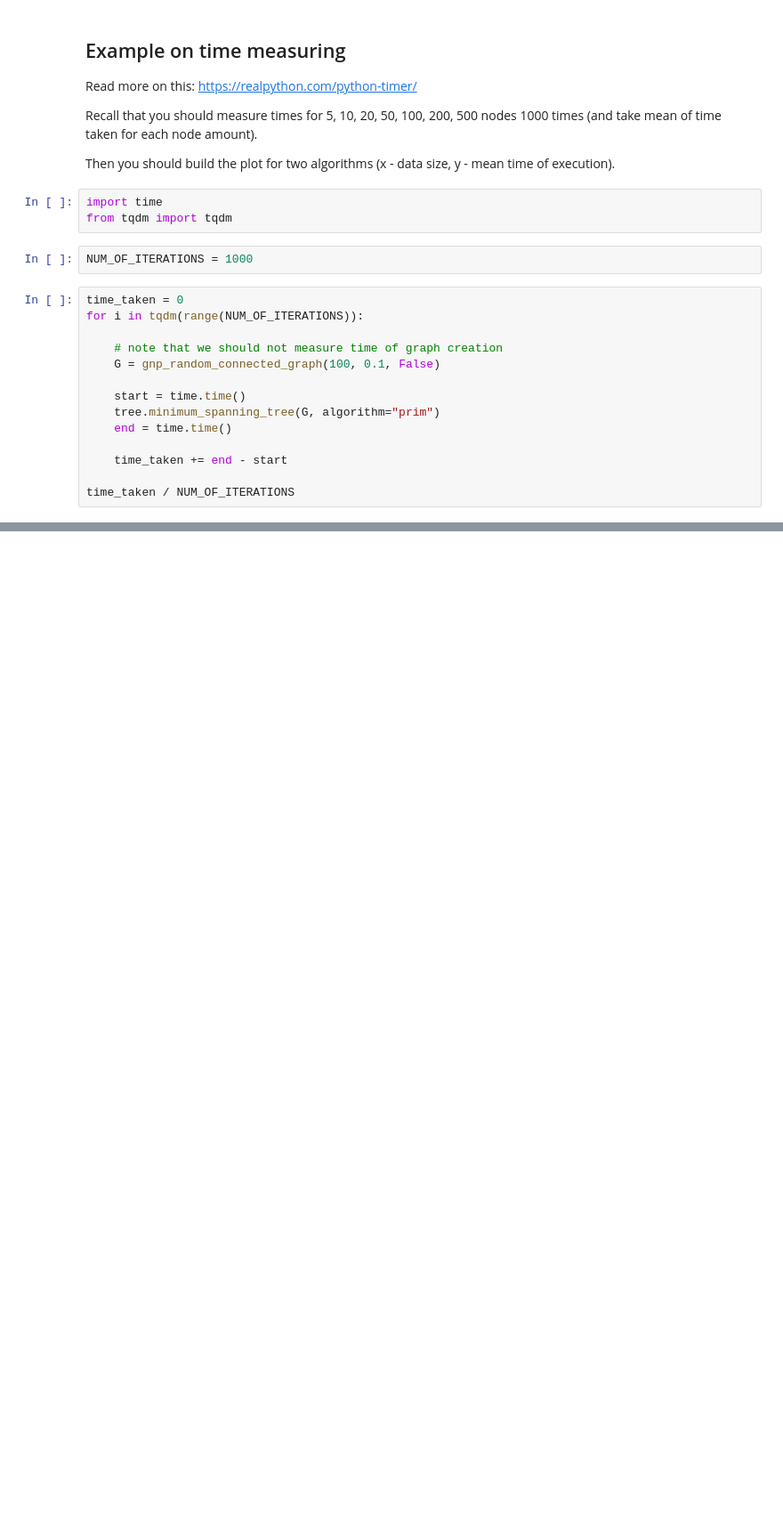
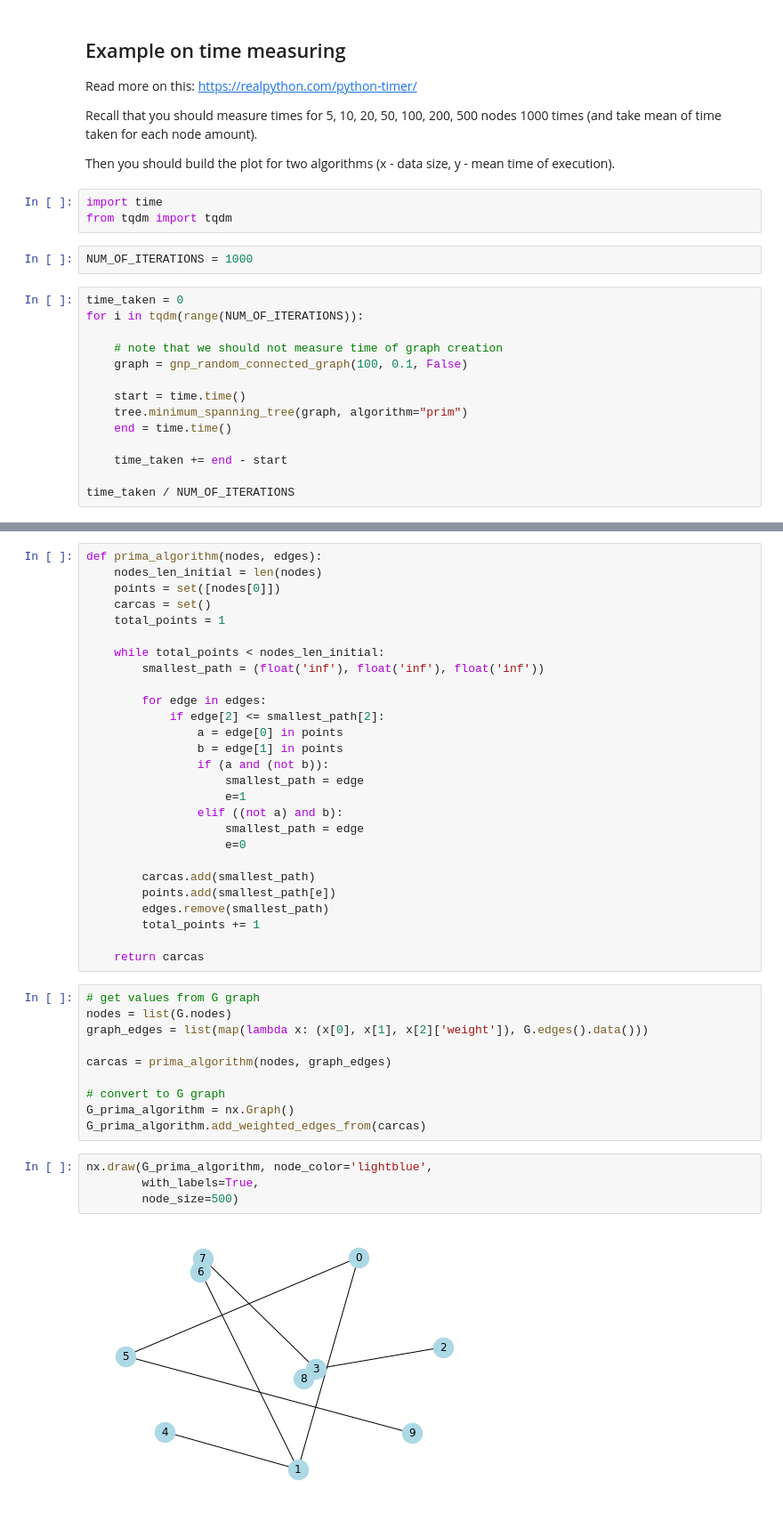
Before and after one commit to serhii-matsyshyn/discrete_math_2022_lab_1, a Jupyter notebook: GraphGeneration.ipynb, the cells around one changed output, grey strips where cells are left out. Shown at 89% size. Saved outputs shown, nothing was run; the diff lists cells and outputs as text; blank space fills up the shorter version.

Commit message:
created Prima and Kruskal algorithms

```diff
--- a/GraphGeneration.ipynb
+++ b/GraphGeneration.ipynb
@@ -99,10 +107,10 @@ time_taken = 0
 for i in tqdm(range(NUM_OF_ITERATIONS)):
 
     # note that we should not measure time of graph creation
-    G = gnp_random_connected_graph(100, 0.1, False)
+    graph = gnp_random_connected_graph(100, 0.1, False)
 
     start = time.time()
-    tree.minimum_spanning_tree(G, algorithm="prim")
+    tree.minimum_spanning_tree(graph, algorithm="prim")
     end = time.time()
 
     time_taken += end - start
@@ -112,0 +123,43 @@ time_taken / NUM_OF_ITERATIONS
+# %%
+def prima_algorithm(nodes, edges):
+    nodes_len_initial = len(nodes)
+    points = set([nodes[0]])
+    carcas = set()
+    total_points = 1
+
+    while total_points < nodes_len_initial:
+        smallest_path = (float('inf'), float('inf'), float('inf'))
+
+        for edge in edges:
+            if edge[2] <= smallest_path[2]:
+                a = edge[0] in points
+                b = edge[1] in points
+                if (a and (not b)):
+                    smallest_path = edge
+                    e=1
+                elif ((not a) and b):
+                    smallest_path = edge
+                    e=0
+
+        carcas.add(smallest_path)
+        points.add(smallest_path[e])
+        edges.remove(smallest_path)
+        total_points += 1
+
+    return carcas
+# %%
+# get values from G graph
+nodes = list(G.nodes)
+graph_edges = list(map(lambda x: (x[0], x[1], x[2]['weight']), G.edges().data()))
+
+carcas = prima_algorithm(nodes, graph_edges)
+
+# convert to G graph
+G_prima_algorithm = nx.Graph()
+G_prima_algorithm.add_weighted_edges_from(carcas)
+# %%
+nx.draw(G_prima_algorithm, node_color='lightblue',
+        with_labels=True,
+        node_size=500)
+# %% [output]
+[figure, added]
```
Also changed, not shown: parts of 27 cells of this notebook.
